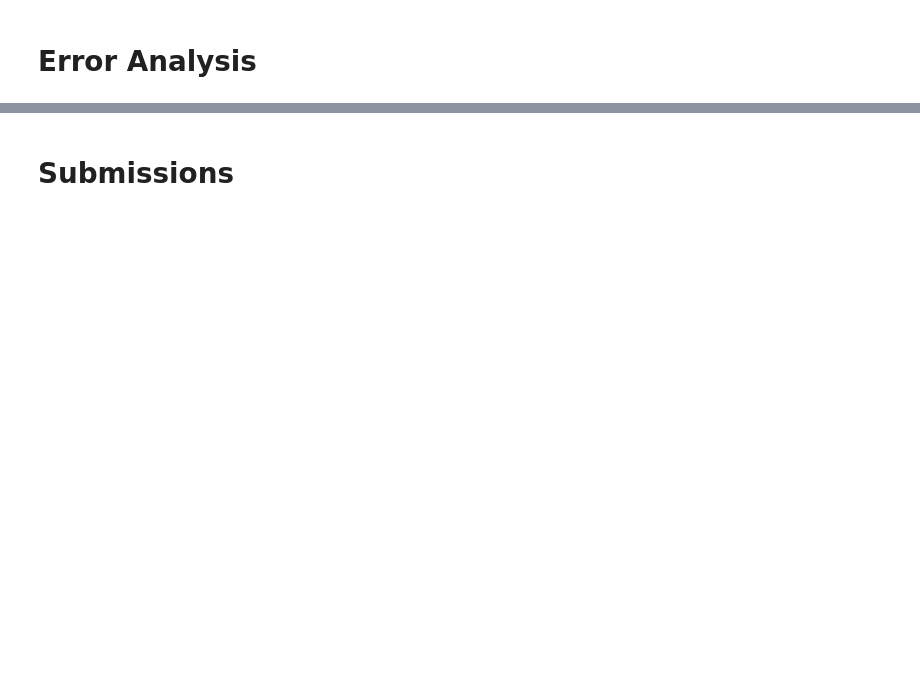
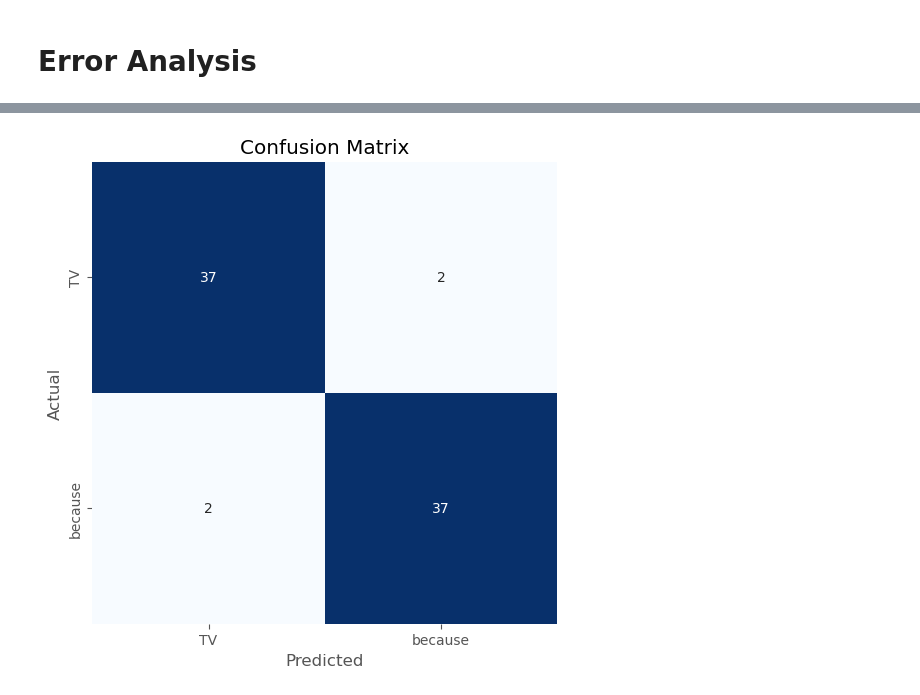
Before and after one commit to brendanfitz/kaggle, a Jupyter notebook: asl-signs/asl-signs-rnn.ipynb, the cells around one changed output, grey strips where cells are left out. Saved outputs shown, nothing was run; the diff lists cells and outputs as text; code cells hidden in the pictures; blank space fills up the shorter version.

```diff
--- a/asl-signs/asl-signs-rnn.ipynb
+++ b/asl-signs/asl-signs-rnn.ipynb
@@ -446,2 +366,0 @@ ERROR: No matching distribution found for tflite-runtime
-# %% [markdown]
-# Submissions
@@ -459,0 +367,13 @@ sign = np.argmax(output["outputs"])
+# %%
+test_set.loc[:, 'prediction'] = guesses
+# %%
+labels=['TV', 'because']
+cf_matrix = confusion_matrix(test_set.sign, test_set.prediction, labels=labels)
+
+fig, ax = plt.subplots(figsize=(6, 6))
+sns.heatmap(cf_matrix, annot=True, cmap='Blues', cbar=False, ax=ax, xticklabels=labels, yticklabels=labels)
+ax.set(title="Confusion Matrix", xlabel="Predicted", ylabel="Actual")
+
+plt.show()
+# %% [output]
+[figure, added]
```
Also changed, not shown: parts of 53 cells of this notebook.
